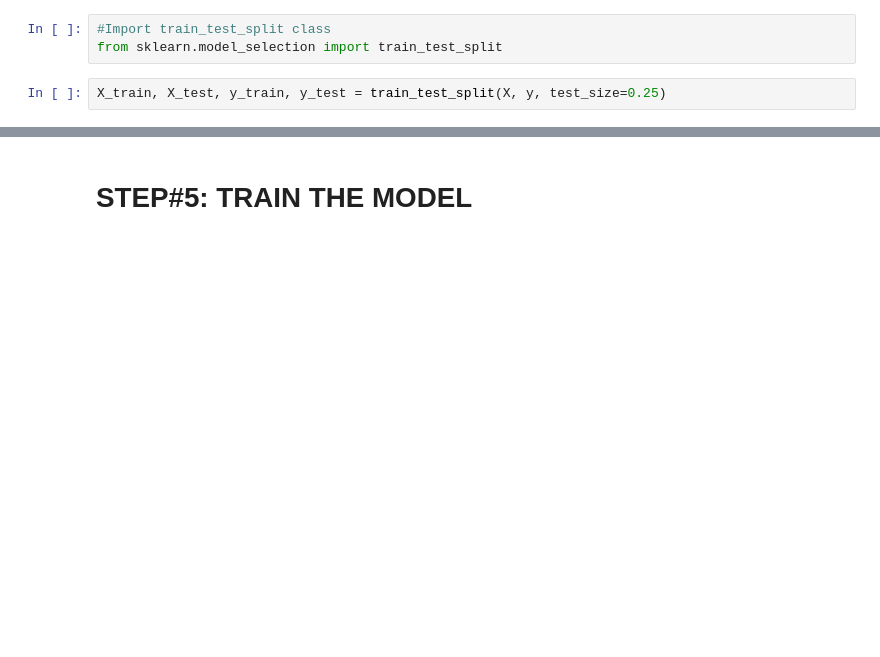
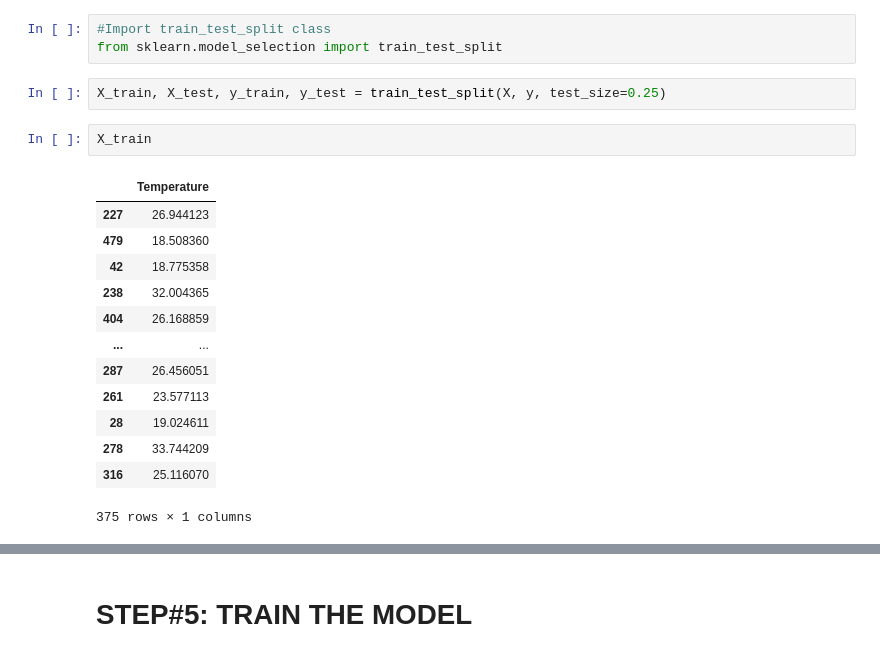
Before and after one commit to kwakyebrilliant/simplelinearregression, a Jupyter notebook: Simple Linear Regression - Ice Cream Revenue Prediction.ipynb, the cells around one changed output, grey strips where cells are left out. Drawn from its saved outputs; the diff is of its cells as text; blank space fills up the shorter version.

```diff
--- a/Simple Linear Regression - Ice Cream Revenue Prediction.ipynb
+++ b/Simple Linear Regression - Ice Cream Revenue Prediction.ipynb
@@ -142,3 +142,19 @@ X
 from sklearn.model_selection import train_test_split
 # %%
 X_train, X_test, y_train, y_test = train_test_split(X, y, test_size=0.25)
+# %%
+X_train
+# %% [output]
+|  | Temperature |
+| 227 | 26.944123 |
+| 479 | 18.508360 |
+| 42 | 18.775358 |
+| 238 | 32.004365 |
+| 404 | 26.168859 |
+| ... | ... |
+| 287 | 26.456051 |
+| 261 | 23.577113 |
+| 28 | 19.024611 |
+| 278 | 33.744209 |
+| 316 | 25.116070 |
+375 rows × 1 columns
```
Also changed, not shown: parts of 1 cell of this notebook.
